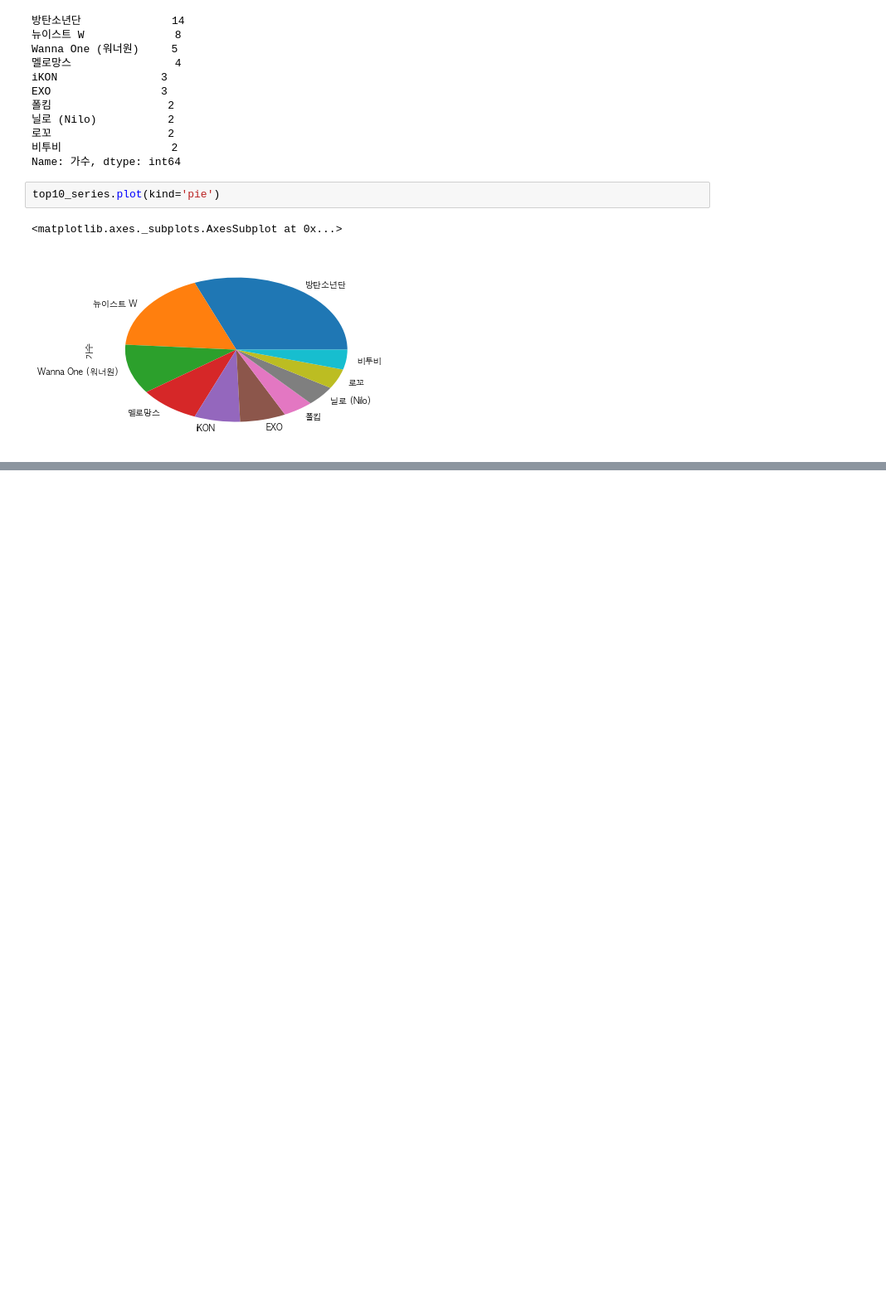
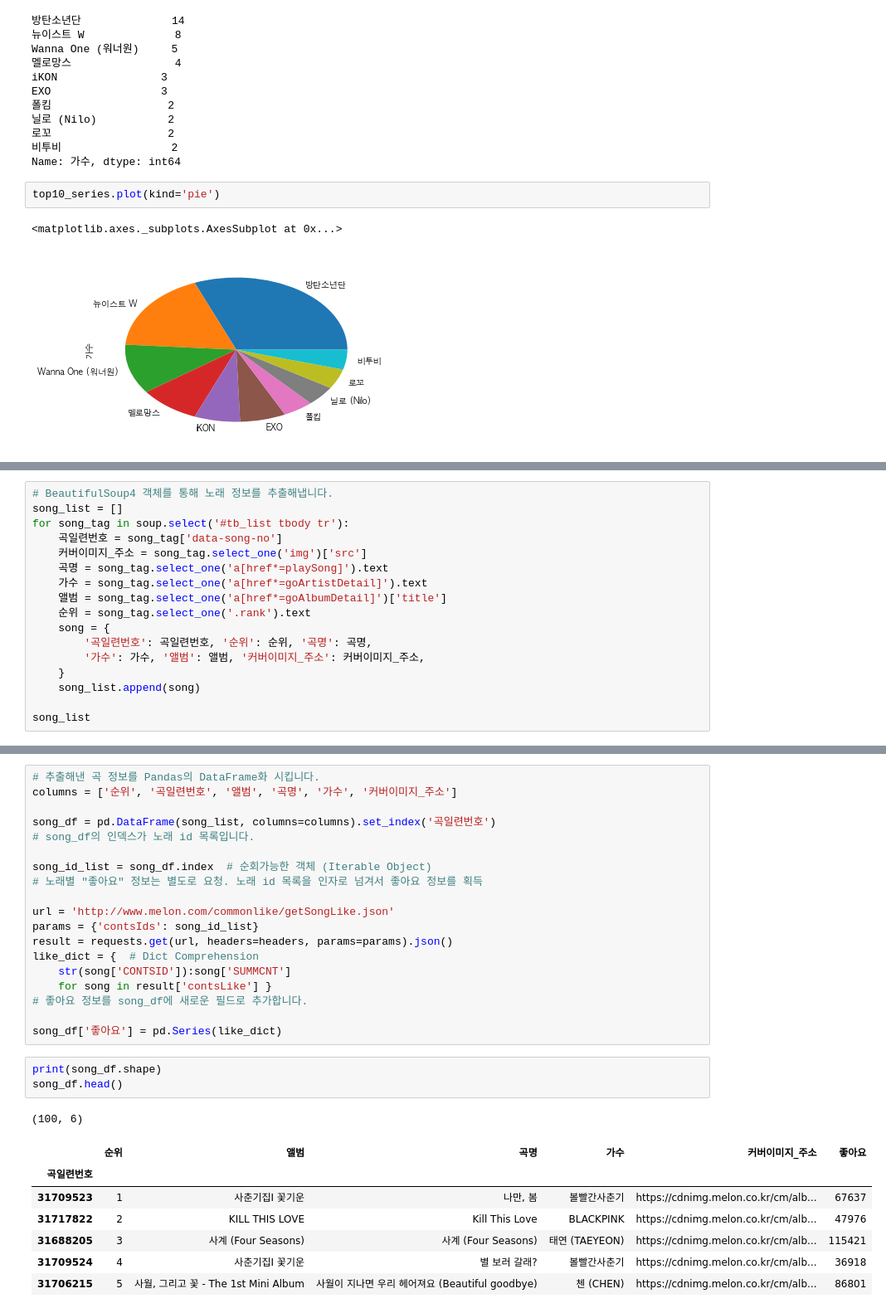
Before and after one commit to CodingSta/demo-ls-201904-pandas, a Jupyter notebook: Pandas 01.ipynb, the cells around one changed output, grey strips where cells are left out. Shown: that part at 83% size. Saved outputs shown, nothing was run; the diff lists cells and outputs as text; blank space fills up the shorter version.

```diff
--- a/Pandas 01.ipynb
+++ b/Pandas 01.ipynb
@@ -220,0 +238,17 @@ top10_series.plot(kind='pie')
+# %%
+# BeautifulSoup4 객체를 통해 노래 정보를 추출해냅니다.
+song_list = []
+for song_tag in soup.select('#tb_list tbody tr'):
+    곡일련번호 = song_tag['data-song-no']
+    커버이미지_주소 = song_tag.select_one('img')['src']
+    곡명 = song_tag.select_one('a[href*=playSong]').text
+    가수 = song_tag.select_one('a[href*=goArtistDetail]').text
+    앨범 = song_tag.select_one('a[href*=goAlbumDetail]')['title']
+    순위 = song_tag.select_one('.rank').text
+    song = {
+        '곡일련번호': 곡일련번호, '순위': 순위, '곡명': 곡명,
+        '가수': 가수, '앨범': 앨범, '커버이미지_주소': 커버이미지_주소,
+    }
+    song_list.append(song)
+
+song_list
@@ -220,0 +286,31 @@ top10_series.plot(kind='pie')
+# %%
+# 추출해낸 곡 정보를 Pandas의 DataFrame화 시킵니다.
+columns = ['순위', '곡일련번호', '앨범', '곡명', '가수', '커버이미지_주소']
+
+song_df = pd.DataFrame(song_list, columns=columns).set_index('곡일련번호')
+# song_df의 인덱스가 노래 id 목록입니다.
+
+song_id_list = song_df.index  # 순회가능한 객체 (Iterable Object)
+# 노래별 "좋아요" 정보는 별도로 요청. 노래 id 목록을 인자로 넘겨서 좋아요 정보를 획득
+
+url = 'http://www.melon.com/commonlike/getSongLike.json'
+params = {'contsIds': song_id_list}
+result = requests.get(url, headers=headers, params=params).json()
+like_dict = {  # Dict Comprehension
+    str(song['CONTSID']):song['SUMMCNT']
+    for song in result['contsLike'] }
+# 좋아요 정보를 song_df에 새로운 필드로 추가합니다.
+
+song_df['좋아요'] = pd.Series(like_dict)
+# %%
+print(song_df.shape)
+song_df.head()
+# %% [output]
+(100, 6)
+|  | 순위 | 앨범 | 곡명 | 가수 | 커버이미지_주소 | 좋아요 |
+| 곡일련번호 |  |  |  |  |  |  |
+| 31709523 | 1 | 사춘기집Ⅰ 꽃기운 | 나만, 봄 | 볼빨간사춘기 | https://cdnimg.melon.co.kr/cm/alb... | 67637 |
+| 31717822 | 2 | KILL THIS LOVE | Kill This Love | BLACKPINK | https://cdnimg.melon.co.kr/cm/alb... | 47976 |
+| 31688205 | 3 | 사계 (Four Seasons) | 사계 (Four Seasons) | 태연 (TAEYEON) | https://cdnimg.melon.co.kr/cm/alb... | 115421 |
+| 31709524 | 4 | 사춘기집Ⅰ 꽃기운 | 별 보러 갈래? | 볼빨간사춘기 | https://cdnimg.melon.co.kr/cm/alb... | 36918 |
+| 31706215 | 5 | 사월, 그리고 꽃 - The 1st Mini Album | 사월이 지나면 우리 헤어져요 (Beautiful goodbye) | 첸 (CHEN) | https://cdnimg.melon.co.kr/cm/alb... | 86801 |
```
Also changed, not shown: parts of 9 cells of this notebook.
